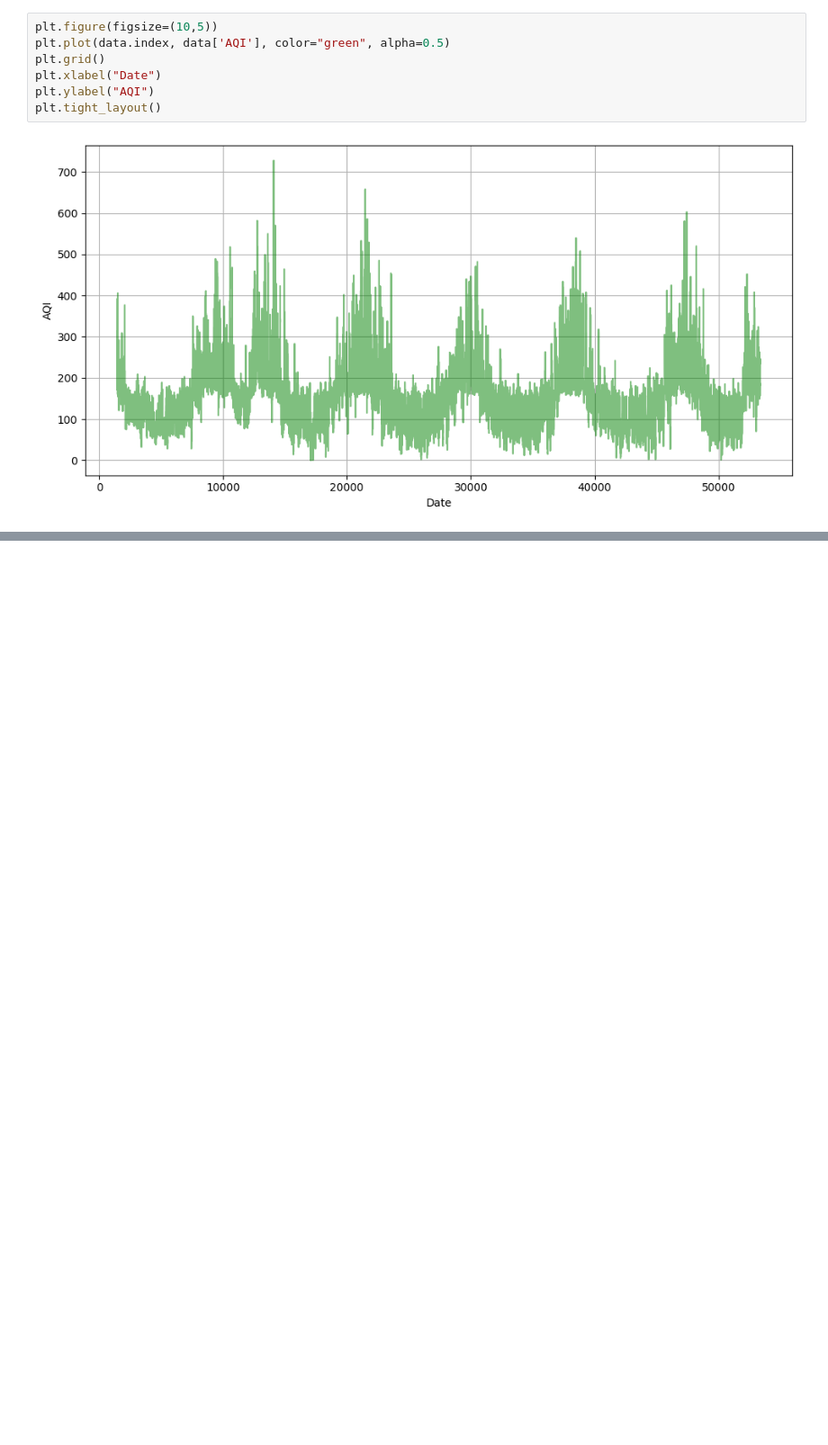
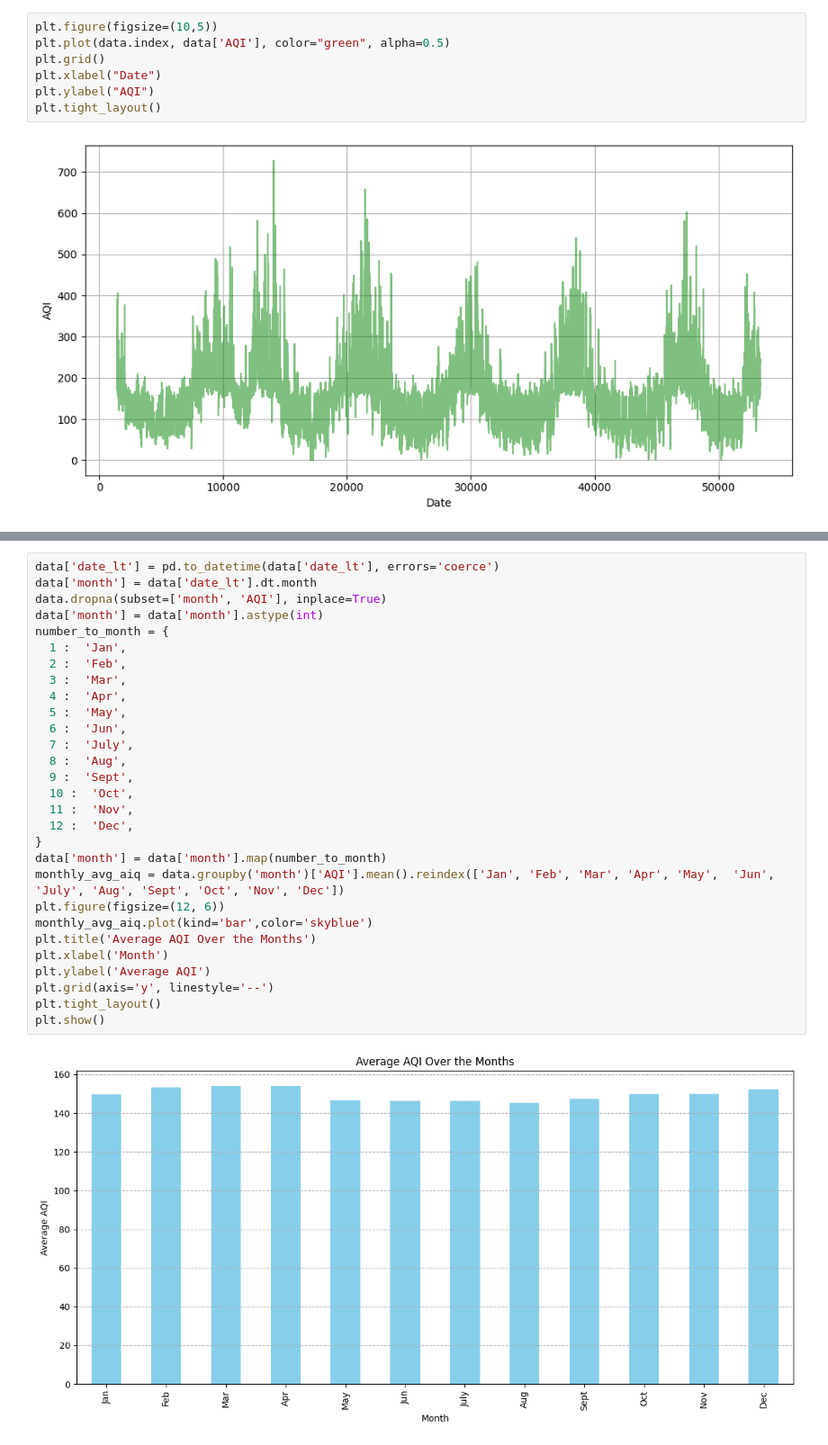
Before and after one commit to MahmudGalib7/AI-Olympiad, a Jupyter notebook: machine_learning/notebook/In_to_Machine_Learning.ipynb, the cells around one changed output, grey strips where cells are left out. Shown at 90% size. Cells and saved outputs as stored; diff of their text form; blank space fills up the shorter version.

```diff
--- a/machine_learning/notebook/In_to_Machine_Learning.ipynb
+++ b/machine_learning/notebook/In_to_Machine_Learning.ipynb
@@ -178,3 +179,34 @@ plt.tight_layout()
 plt.show()
 # %% [output]
 [figure]
+# %%
+data['date_lt'] = pd.to_datetime(data['date_lt'], errors='coerce')
+data['month'] = data['date_lt'].dt.month
+data.dropna(subset=['month', 'AQI'], inplace=True)
+data['month'] = data['month'].astype(int)
+number_to_month = {
+  1 :  'Jan',
+  2 :  'Feb',
+  3 :  'Mar',
+  4 :  'Apr',
+  5 :  'May',
+  6 :  'Jun',
+  7 :  'July',
+  8 :  'Aug',
+  9 :  'Sept',
+  10 :  'Oct',
+  11 :  'Nov',
+  12 :  'Dec',
+}
+data['month'] = data['month'].map(number_to_month)
+monthly_avg_aiq = data.groupby('month')['AQI'].mean().reindex(['Jan', 'Feb', 'Mar', 'Apr', 'May',  'Jun', 'July', 'Aug', 'Sept', 'Oct', 'Nov', 'Dec'])
+plt.figure(figsize=(12, 6))
+monthly_avg_aiq.plot(kind='bar',color='skyblue')
+plt.title('Average AQI Over the Months')
+plt.xlabel('Month')
+plt.ylabel('Average AQI')
+plt.grid(axis='y', linestyle='--')
+plt.tight_layout()
+plt.show()
+# %% [output]
+[figure, added]
```
Also changed, not shown: parts of 6 cells of this notebook.
